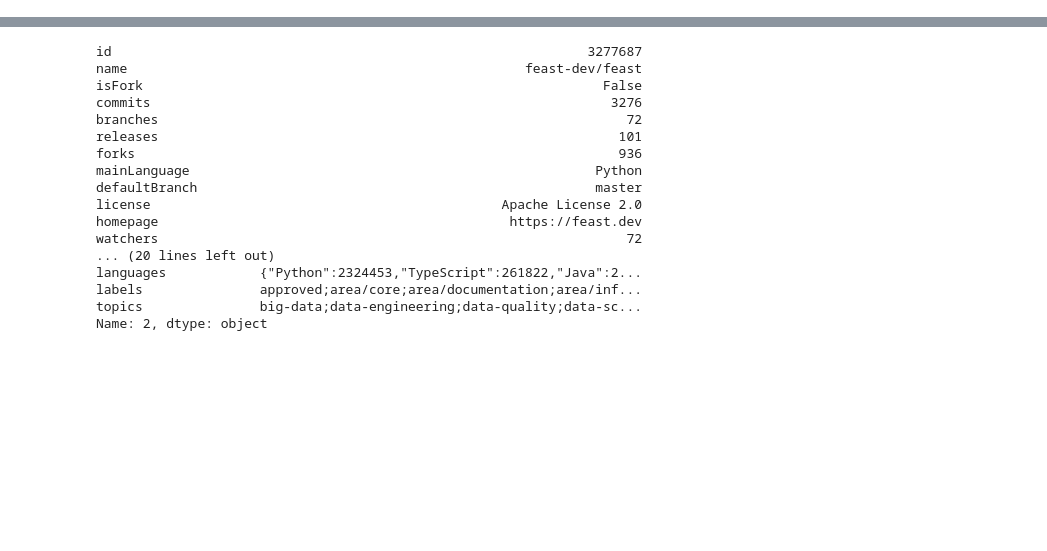
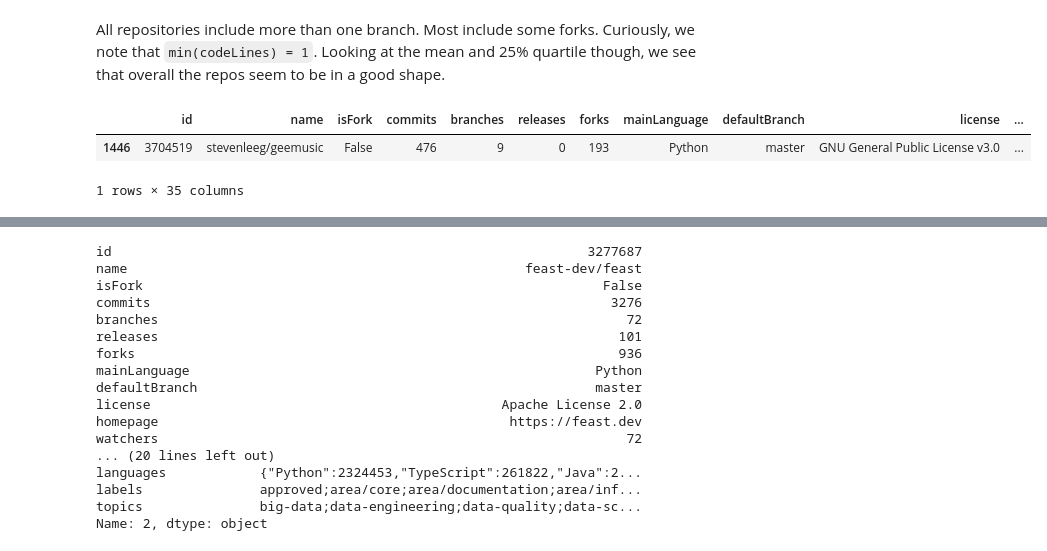
Before and after one commit to JetBrains-Research/vcs-agent, a Jupyter notebook: scrape_repos.ipynb, the cells around one changed output, grey strips where cells are left out. Cells and saved outputs as stored; diff of their text form; code cells hidden in the pictures; blank space fills up the shorter version.

```diff
--- a/scrape_repos.ipynb
+++ b/scrape_repos.ipynb
@@ -11,0 +32,8 @@ repositories_metadata = pd.read_csv(os.path.join(path_to_data, 'results.csv'))
+# %% [markdown]
+All repositories include more than one branch. Most include some forks. Curiously, we note that `min(codeLines) = 1`. Looking at the mean and 25% quartile though, we see that overall the repos seem to be in a good shape.
+# %%
+python_repositories_metadata[python_repositories_metadata.codeLines < 2]
+# %% [output]
+|  | id | name | isFork | commits | branches | releases | forks | mainLanguage | defaultBranch | license | ... |
+| 1446 | 3704519 | stevenleeg/geemusic | False | 476 | 9 | 0 | 193 | Python | master | GNU General Public License v3.0 | ... |
+1 rows × 35 columns
```
Also changed, not shown: parts of 26 cells of this notebook, 1 other file.
